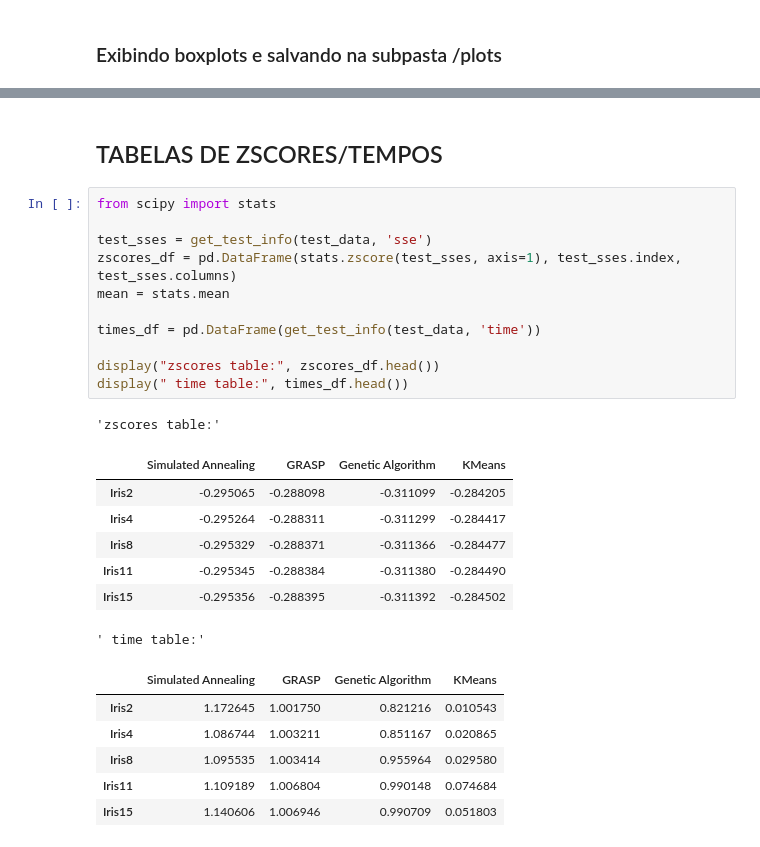
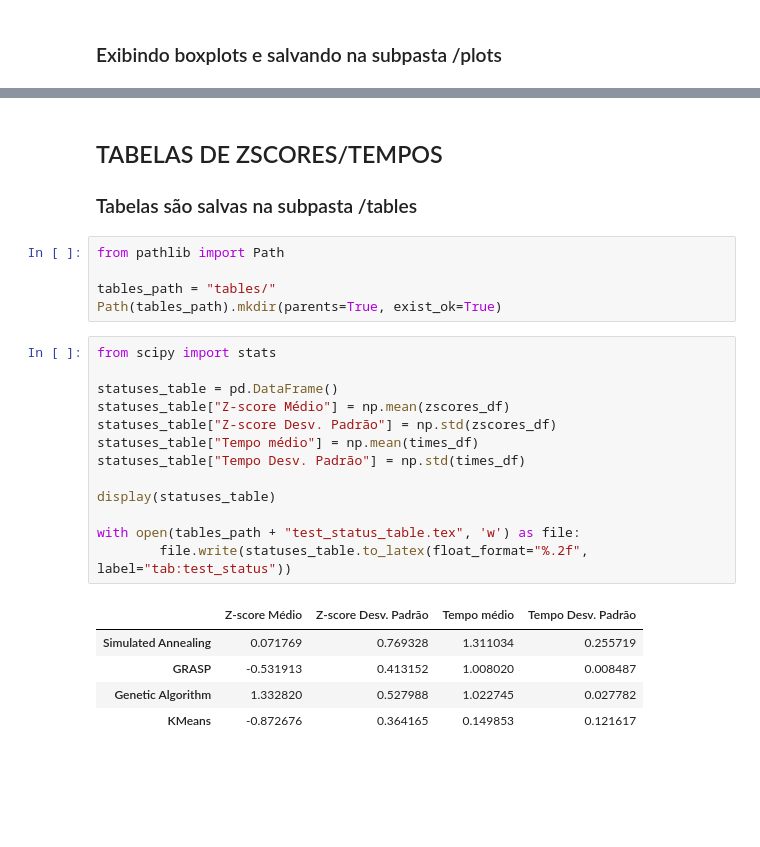
Before and after one commit to gabrielcipriano/trabalho-IA-2020-2, a Jupyter notebook: main.ipynb, the cells around one changed output, grey strips where cells are left out. Saved outputs shown, nothing was run; the diff lists cells and outputs as text; blank space fills up the shorter version.

```diff
--- a/main.ipynb
+++ b/main.ipynb
@@ -494,28 +495,27 @@ plt.show()
 # %% [markdown]
 ## TABELAS DE ZSCORES/TEMPOS
+### Tabelas são salvas na subpasta /tables
-# %%
-from scipy import stats
-
-test_sses = get_test_info(test_data, 'sse')
-zscores_df = pd.DataFrame(stats.zscore(test_sses, axis=1), test_sses.index, test_sses.columns)
-mean = stats.mean
-
-times_df = pd.DataFrame(get_test_info(test_data, 'time'))
-
-display("zscores table:", zscores_df.head())
-display(" time table:", times_df.head())
-# %% [output]
-'zscores table:'
-|  | Simulated Annealing | GRASP | Genetic Algorithm | KMeans |
-| Iris2 | -0.295065 | -0.288098 | -0.311099 | -0.284205 |
-| Iris4 | -0.295264 | -0.288311 | -0.311299 | -0.284417 |
-| Iris8 | -0.295329 | -0.288371 | -0.311366 | -0.284477 |
-| Iris11 | -0.295345 | -0.288384 | -0.311380 | -0.284490 |
-| Iris15 | -0.295356 | -0.288395 | -0.311392 | -0.284502 |
-' time table:'
-|  | Simulated Annealing | GRASP | Genetic Algorithm | KMeans |
-| Iris2 | 1.172645 | 1.001750 | 0.821216 | 0.010543 |
-| Iris4 | 1.086744 | 1.003211 | 0.851167 | 0.020865 |
-| Iris8 | 1.095535 | 1.003414 | 0.955964 | 0.029580 |
-| Iris11 | 1.109189 | 1.006804 | 0.990148 | 0.074684 |
-| Iris15 | 1.140606 | 1.006946 | 0.990709 | 0.051803 |
+# %%
+from pathlib import Path
+
+tables_path = "tables/"
+Path(tables_path).mkdir(parents=True, exist_ok=True)
+# %%
+from scipy import stats
+
+statuses_table = pd.DataFrame()
+statuses_table["Z-score Médio"] = np.mean(zscores_df)
+statuses_table["Z-score Desv. Padrão"] = np.std(zscores_df)
+statuses_table["Tempo médio"] = np.mean(times_df)
+statuses_table["Tempo Desv. Padrão"] = np.std(times_df)
+
+display(statuses_table)
+
+with open(tables_path + "test_status_table.tex", 'w') as file:
+        file.write(statuses_table.to_latex(float_format="%.2f", label="tab:test_status"))
+# %% [output]
+|  | Z-score Médio | Z-score Desv. Padrão | Tempo médio | Tempo Desv. Padrão |
+| Simulated Annealing | 0.071769 | 0.769328 | 1.311034 | 0.255719 |
+| GRASP | -0.531913 | 0.413152 | 1.008020 | 0.008487 |
+| Genetic Algorithm | 1.332820 | 0.527988 | 1.022745 | 0.027782 |
+| KMeans | -0.872676 | 0.364165 | 0.149853 | 0.121617 |
```
Also changed, not shown: parts of 12 cells of this notebook, 3 other files.
